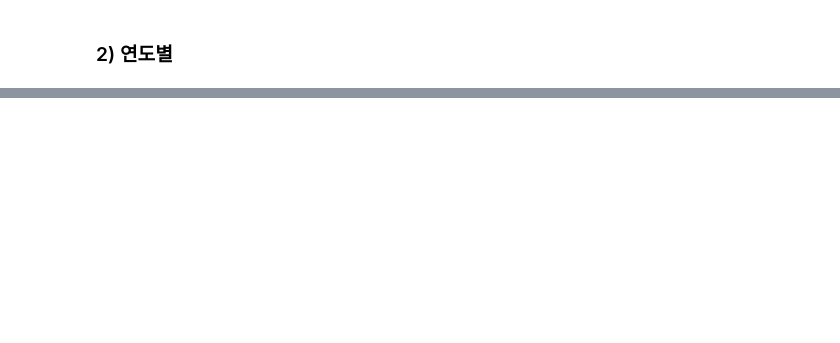
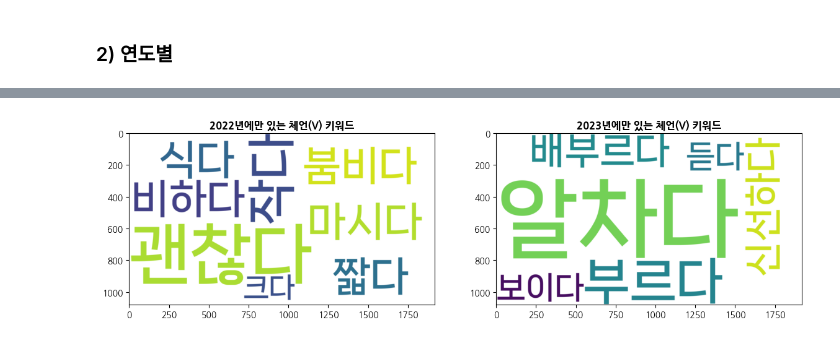
Before and after one commit to narae3759/PPS, a Jupyter notebook: projects/intern_project/04_EDA.ipynb, the cells around one changed output, grey strips where cells are left out. Saved outputs shown, nothing was run; the diff lists cells and outputs as text; code cells hidden in the pictures; blank space fills up the shorter version.

```diff
--- a/projects/intern_project/04_EDA.ipynb
+++ b/projects/intern_project/04_EDA.ipynb
@@ -256,0 +216,9 @@ Name: review, dtype: object
+# %%
+compareV = compare_wordcloud(
+    wordcloud22,
+    wordcloud23,
+    column="V",
+    titles = ["2022", "2023"]
+)
+# %% [output]
+[figure, added]
```
Also changed, not shown: parts of 31 cells of this notebook, 5 other files.
